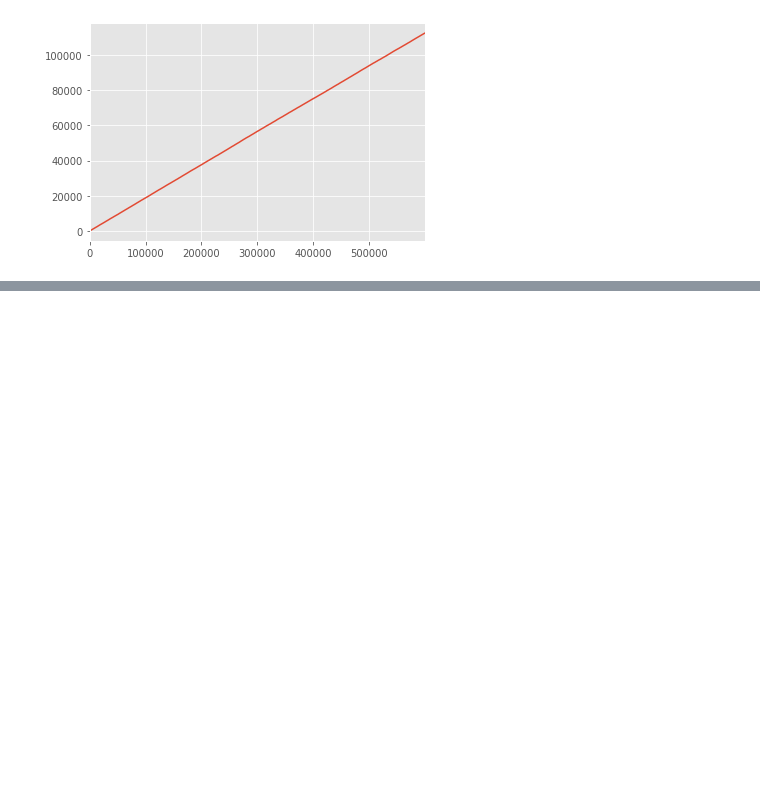
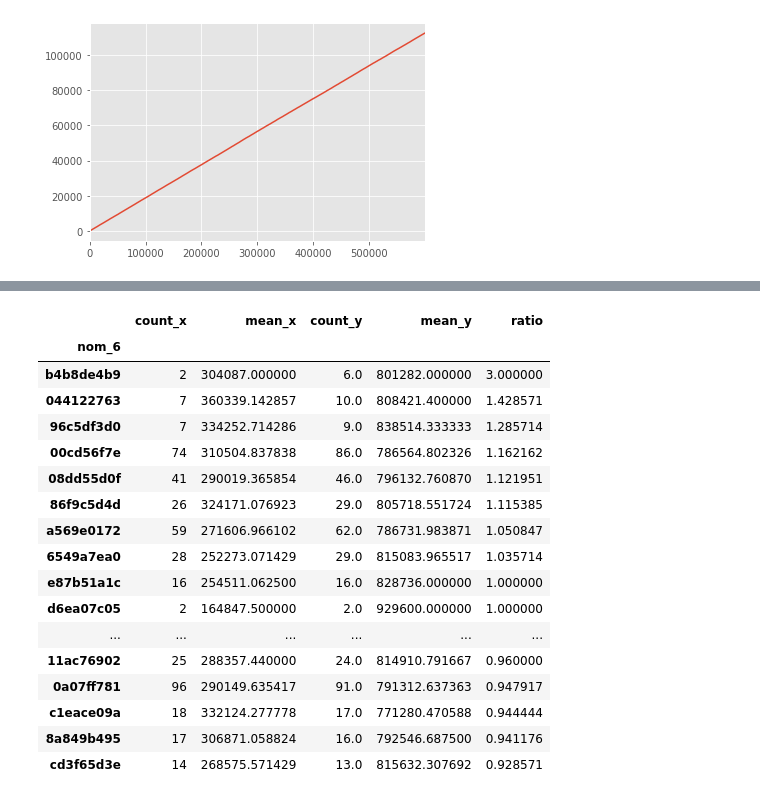
Before and after one commit to viktorsapozhok/cafeen, a Jupyter notebook: notebooks/1_simple_eda.ipynb, the cells around one changed output, grey strips where cells are left out. Cells and saved outputs as stored; diff of their text form; code cells hidden in the pictures; blank space fills up the shorter version.

```diff
--- a/notebooks/1_simple_eda.ipynb
+++ b/notebooks/1_simple_eda.ipynb
@@ -158,0 +184,25 @@ train['target'].cumsum().plot()
+# %%
+train_count = train.groupby('nom_6')['id'].agg(['count', 'mean'])
+test_count = test.groupby('nom_6')['id'].agg(['count', 'mean'])
+count = train_count.merge(test_count, how='left', left_index=True, right_index=True)
+count['ratio'] = count['count_y'] / count['count_x']
+count.sort_values(['ratio'], ascending=False).head(20)
+# %% [output]
+|  | count_x | mean_x | count_y | mean_y | ratio |
+| nom_6 |  |  |  |  |  |
+| b4b8de4b9 | 2 | 304087.000000 | 6.0 | 801282.000000 | 3.000000 |
+| 044122763 | 7 | 360339.142857 | 10.0 | 808421.400000 | 1.428571 |
+| 96c5df3d0 | 7 | 334252.714286 | 9.0 | 838514.333333 | 1.285714 |
+| 00cd56f7e | 74 | 310504.837838 | 86.0 | 786564.802326 | 1.162162 |
+| 08dd55d0f | 41 | 290019.365854 | 46.0 | 796132.760870 | 1.121951 |
+| 86f9c5d4d | 26 | 324171.076923 | 29.0 | 805718.551724 | 1.115385 |
+| a569e0172 | 59 | 271606.966102 | 62.0 | 786731.983871 | 1.050847 |
+| 6549a7ea0 | 28 | 252273.071429 | 29.0 | 815083.965517 | 1.035714 |
+| e87b51a1c | 16 | 254511.062500 | 16.0 | 828736.000000 | 1.000000 |
+| d6ea07c05 | 2 | 164847.500000 | 2.0 | 929600.000000 | 1.000000 |
+| ... | ... | ... | ... | ... | ... |
+| 11ac76902 | 25 | 288357.440000 | 24.0 | 814910.791667 | 0.960000 |
+| 0a07ff781 | 96 | 290149.635417 | 91.0 | 791312.637363 | 0.947917 |
+| c1eace09a | 18 | 332124.277778 | 17.0 | 771280.470588 | 0.944444 |
+| 8a849b495 | 17 | 306871.058824 | 16.0 | 792546.687500 | 0.941176 |
+| cd3f65d3e | 14 | 268575.571429 | 13.0 | 815632.307692 | 0.928571 |
```
Also changed, not shown: parts of 8 cells of this notebook, 3 other files.
